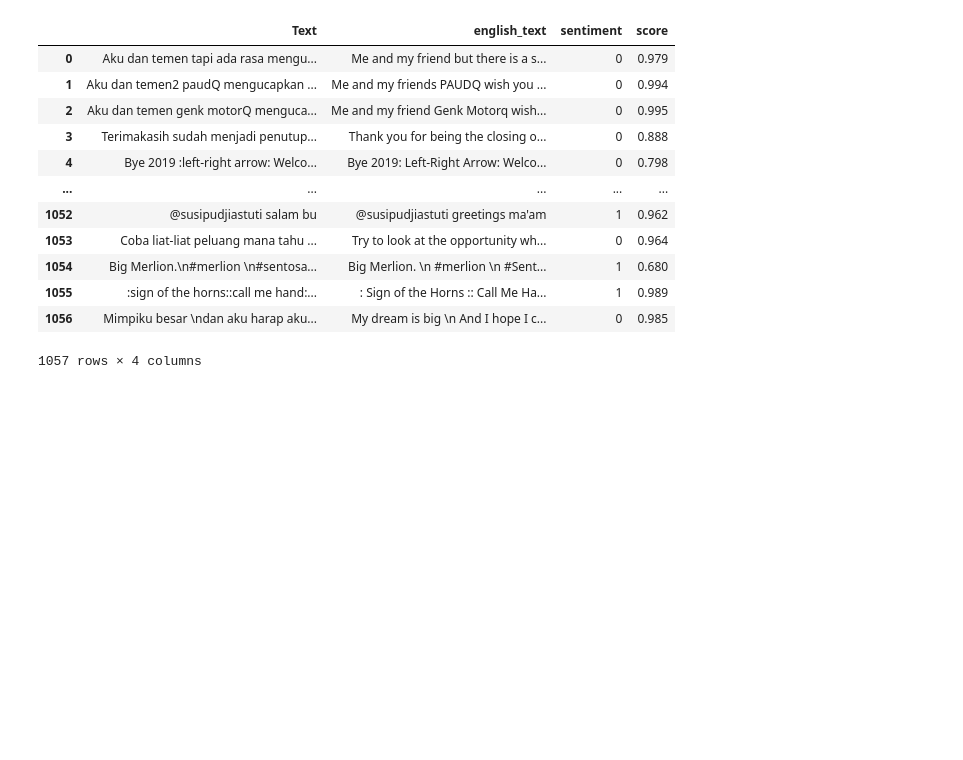
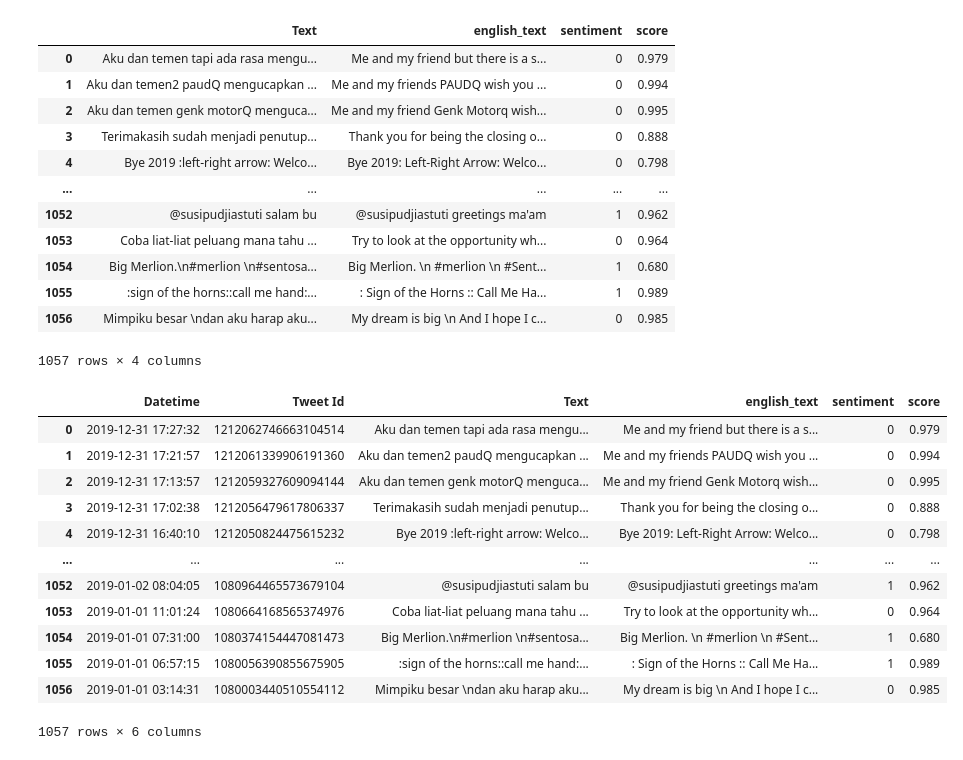
Before and after one commit to kilvear/Guest-Feedback-Insights, a Jupyter notebook: data-scrapping/twitter/translating googleapi.ipynb, the cells around one changed output. Drawn from its saved outputs; the diff is of its cells as text; code cells hidden in the pictures; blank space fills up the shorter version.

```diff
--- a/data-scrapping/twitter/translating googleapi.ipynb
+++ b/data-scrapping/twitter/translating googleapi.ipynb
@@ -309,3 +302,21 @@ df
 1057 rows × 4 columns
 # %%
 df.to_excel('geo location 2019 tweets wo emoji translated senti.xlsx', sheet_name='sheet1', index=False)
+# %%
+df=pd.read_excel('geo location 2019 tweets wo emoji translated senti.xlsx')
+
+df
+# %% [output]
+|  | Datetime | Tweet Id | Text | english_text | sentiment | score |
+| 0 | 2019-12-31 17:27:32 | 1212062746663104514 | Aku dan temen tapi ada rasa mengu... | Me and my friend but there is a s... | 0 | 0.979 |
+| 1 | 2019-12-31 17:21:57 | 1212061339906191360 | Aku dan temen2 paudQ mengucapkan ... | Me and my friends PAUDQ wish you ... | 0 | 0.994 |
+| 2 | 2019-12-31 17:13:57 | 1212059327609094144 | Aku dan temen genk motorQ menguca... | Me and my friend Genk Motorq wish... | 0 | 0.995 |
+| 3 | 2019-12-31 17:02:38 | 1212056479617806337 | Terimakasih sudah menjadi penutup... | Thank you for being the closing o... | 0 | 0.888 |
+| 4 | 2019-12-31 16:40:10 | 1212050824475615232 | Bye 2019 :left-right arrow: Welco... | Bye 2019: Left-Right Arrow: Welco... | 0 | 0.798 |
+| ... | ... | ... | ... | ... | ... | ... |
+| 1052 | 2019-01-02 08:04:05 | 1080964465573679104 | @susipudjiastuti salam bu | @susipudjiastuti greetings ma'am | 1 | 0.962 |
+| 1053 | 2019-01-01 11:01:24 | 1080664168565374976 | Coba liat-liat peluang mana tahu ... | Try to look at the opportunity wh... | 0 | 0.964 |
+| 1054 | 2019-01-01 07:31:00 | 1080374154447081473 | Big Merlion.\n#merlion \n#sentosa... | Big Merlion. \n #merlion \n #Sent... | 1 | 0.680 |
+| 1055 | 2019-01-01 06:57:15 | 1080056390855675905 | :sign of the horns::call me hand:... | : Sign of the Horns :: Call Me Ha... | 1 | 0.989 |
+| 1056 | 2019-01-01 03:14:31 | 1080003440510554112 | Mimpiku besar \ndan aku harap aku... | My dream is big \n And I hope I c... | 0 | 0.985 |
+1057 rows × 6 columns
```
Also changed, not shown: parts of 6 cells of this notebook, 2 other files.
